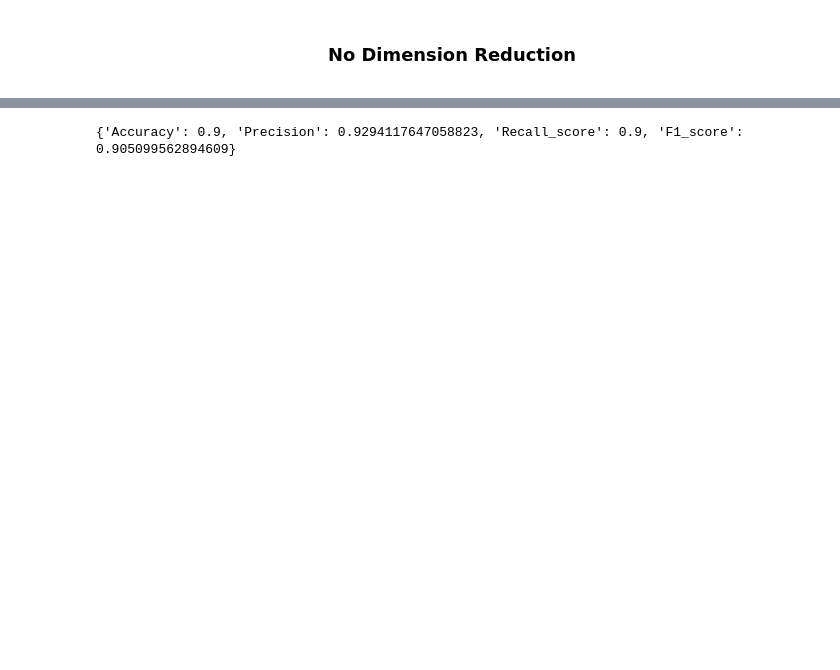
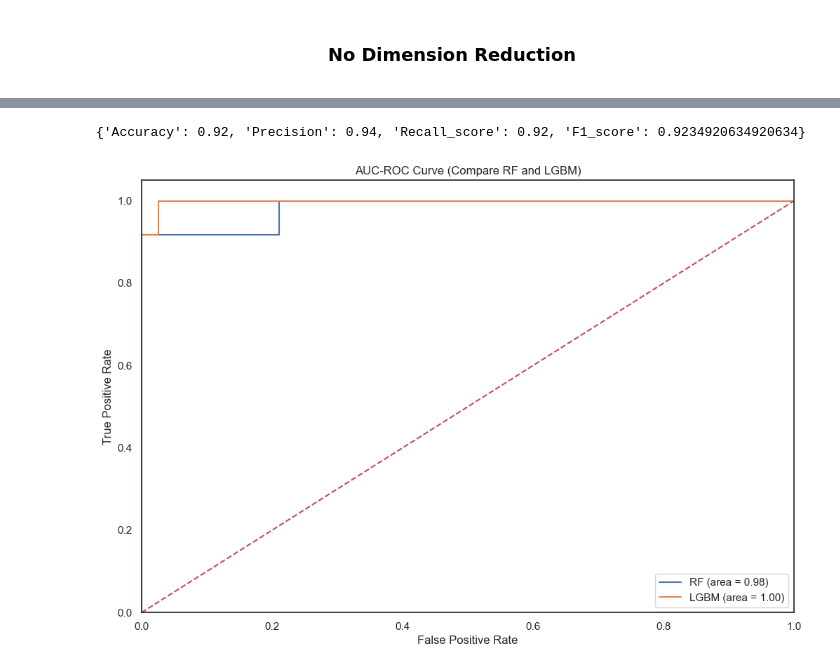
Before and after one commit to APS301123/TryingMetabolomicData, a Jupyter notebook: TryMetabolomicsData/Code/TryMetaData.ipynb, the cells around one changed output, grey strips where cells are left out. Cells and saved outputs as stored; diff of their text form; code cells hidden in the pictures; blank space fills up the shorter version.

```diff
--- a/TryMetabolomicsData/Code/TryMetaData.ipynb
+++ b/TryMetabolomicsData/Code/TryMetaData.ipynb
@@ -236,11 +241,50 @@ plt.show()
 # %%
 #calculate ml metrics
-accuracy = metrics.accuracy_score(y_test_reduced, y_predictions_reduced)
-precision = metrics.precision_score(y_test_reduced, y_predictions_reduced, average = 'weighted')
-recall = metrics.recall_score(y_test_reduced, y_predictions_reduced, average = 'weighted')
-f1 = metrics.f1_score(y_test_reduced, y_predictions_reduced, average = 'weighted')
+accuracy_lgbm_reduced = metrics.accuracy_score(y_test_reduced, y_predictions_lgbm_reduced)
+precision_lgbm_reduced = metrics.precision_score(y_test_reduced, y_predictions_lgbm_reduced, average = 'weighted')
+recall_lgbm_reduced = metrics.recall_score(y_test_reduced, y_predictions_lgbm_reduced, average = 'weighted')
+f1_lgbm_reduced = metrics.f1_score(y_test_reduced, y_predictions_lgbm_reduced, average = 'weighted')
 
 #print metrics
-print({"Accuracy": accuracy,"Precision": precision,"Recall_score": recall, "F1_score": f1})
+print({"Accuracy": accuracy_lgbm_reduced,"Precision": precision_lgbm_reduced,"Recall_score": recall_lgbm_reduced, "F1_score": f1_lgbm_reduced})
 # %% [output]
-{'Accuracy': 0.9, 'Precision': 0.9294117647058823, 'Recall_score': 0.9, 'F1_score': 0.905099562894609}
+{'Accuracy': 0.92, 'Precision': 0.94, 'Recall_score': 0.92, 'F1_score': 0.9234920634920634}
+# %%
+##Calculate roc auc
+
+#random forest roc auc
+rf_roc_auc = roc_auc_score(y_test, rf.predict_proba(X_test)[:, 1])
+fpr_rf, tpr_rf, thresholds_rf = roc_curve(y_test, rf.predict_proba(X_test)[:, 1])
+
+#random forest with reduced dataset roc auc
+rf_reduced_roc_auc = roc_auc_score(y_test_reduced, rf_reduced.predict_proba(X_test_reduced)[:, 1])
+fpr_rf_reduced, tpr_rf_reduced, thresholds_rf_reduced = roc_curve(y_test, rf_reduced.predict_proba(X_test_reduced)[:, 1])
+
+#lgbm roc auc
+lgbm_roc_auc = roc_auc_score(y_test, lgbm.predict_proba(X_test)[:, 1])
+fpr_lgbm, tpr_lgbm, thresholds_lgbm = roc_curve(y_test, lgbm.predict_proba(X_test)[:, 1])
+
+#lgbm with reduced dataset roc auc
+lgbm_reduced_roc_auc = roc_auc_score(y_test_reduced, lgbm_reduced.predict_proba(X_test_reduced)[:, 1])
+fpr_lgbm_reduced, tpr_lgbm_reduced, thresholds_lgbm_reduced = roc_curve(y_test, lgbm_reduced.predict_proba(X_test_reduced)[:, 1])
+# %%
+#figure size
+plt.figure(figsize=(12,8))
+
+#add random forest
+plt.plot(fpr_rf, tpr_rf, label='RF (area = %0.2f)' % rf_roc_auc)
+
+#add lgbm
+plt.plot(fpr_lgbm, tpr_lgbm, label='LGBM (area = %0.2f)' % lgbm_roc_auc)
+
+plt.plot([0, 1], [0, 1],'r--')
+plt.xlim([0.0, 1.0])
+plt.ylim([0.0, 1.05])
+plt.xlabel('False Positive Rate')
+plt.ylabel('True Positive Rate')
+plt.title('AUC-ROC Curve (Compare RF and LGBM)')
+plt.legend(loc="lower right")
+plt.savefig('AUC-ROC')
+plt.show()
+# %% [output]
+[figure, added]
```
Also changed, not shown: parts of 14 cells of this notebook.
